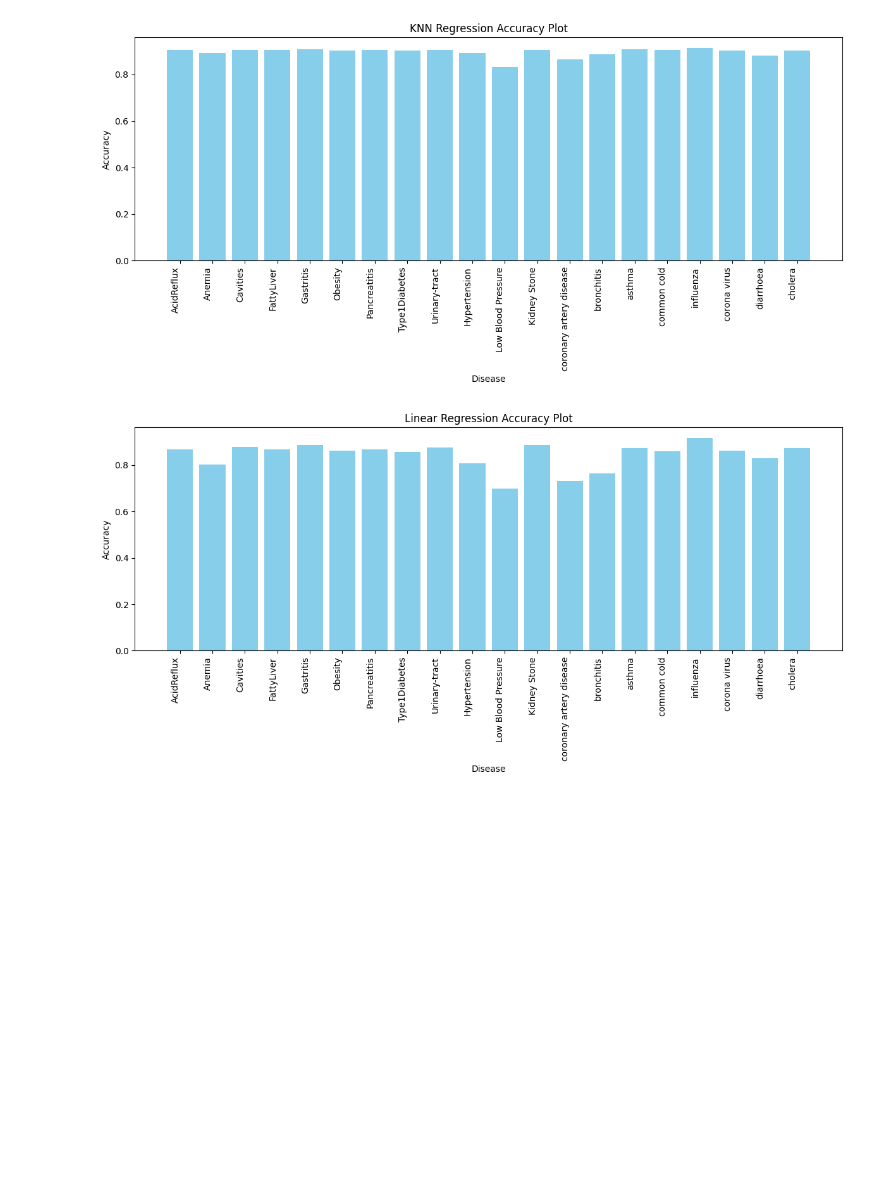
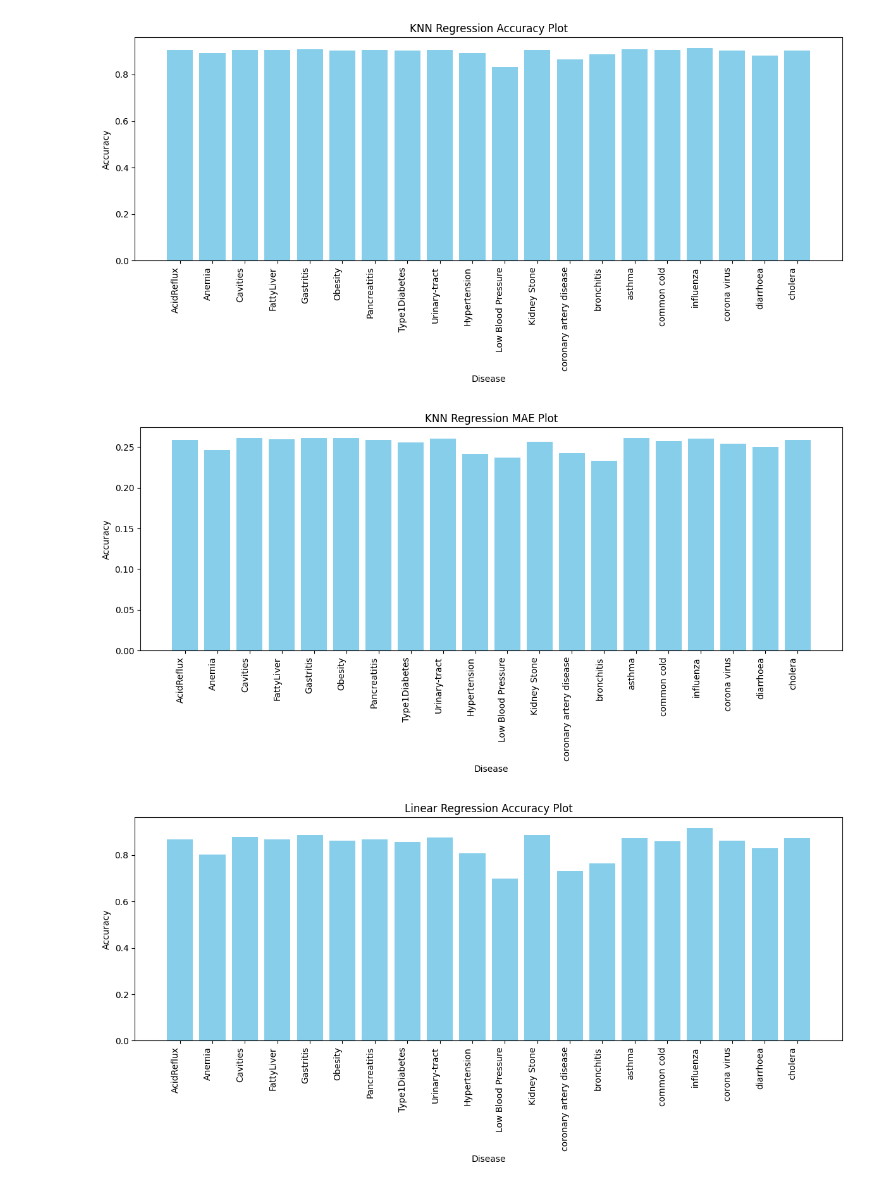
Before and after one commit to amoshshrestha/FoodrecommendationSystem, a Jupyter notebook: model/Food_pred.ipynb, the cells around one changed output. Saved outputs shown, nothing was run; the diff lists cells and outputs as text; code cells hidden in the pictures; blank space fills up the shorter version.

```diff
--- a/model/Food_pred.ipynb
+++ b/model/Food_pred.ipynb
@@ -246,6 +246,24 @@ plt.tight_layout()
 plt.show()
 # %% [output]
 [figure]
+# %%
+import matplotlib.pyplot as plt
+# Extract keys and values from the dictionary
+keys = list(disease_dict.keys())
+values = list(knn_mae_dict.values())
+
+
+# Plotting
+plt.figure(figsize=(12, 6))
+plt.bar(keys, values, color='skyblue')
+plt.xlabel('Disease')
+plt.ylabel('Accuracy')
+plt.title('KNN Regression MAE Plot')
+plt.xticks(rotation=90, ha='right')  # Rotating x-axis labels for better readability
+plt.tight_layout()
+plt.show()
+# %% [output]
+[figure, added]
 # %%
 import matplotlib.pyplot as plt
 # Extract keys and values from the dictionary
```
Also changed, not shown: parts of 4 cells of this notebook.
